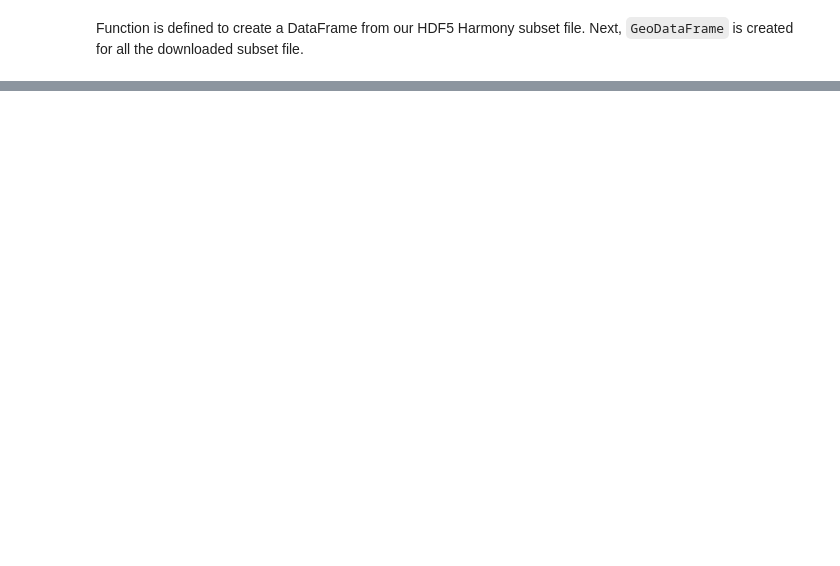
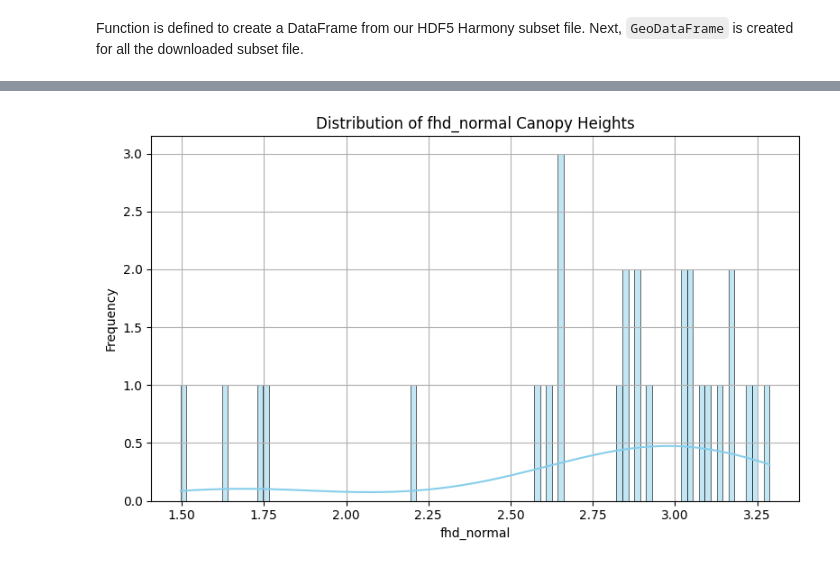
Before and after one commit to NASA-EarthRISE/training_Getting_started_with_GEDI_spaceborne_lidar, a Jupyter notebook: Module_II_Exploring_Forest_Structure_with_GEDI_L2B.ipynb, the cells around one changed output, grey strips where cells are left out. Cells and saved outputs as stored; diff of their text form; code cells hidden in the pictures; blank space fills up the shorter version.

```diff
--- a/Module_II_Exploring_Forest_Structure_with_GEDI_L2B.ipynb
+++ b/Module_II_Exploring_Forest_Structure_with_GEDI_L2B.ipynb
@@ -720,0 +793,14 @@ Date last modified: 02-20-2024
+# %%
+import seaborn as sns
+# Create distribution plot
+plt.figure(figsize=(8, 5))
+sns.histplot(filtered_gdf['fhd_normal'], bins=100, kde=True, color='skyblue')
+
+plt.title('Distribution of fhd_normal Canopy Heights')
+plt.xlabel('fhd_normal')
+plt.ylabel('Frequency')
+plt.grid(True)
+plt.tight_layout()
+plt.show()
+# %% [output]
+[figure, added]
```
Also changed, not shown: parts of 59 cells of this notebook.
